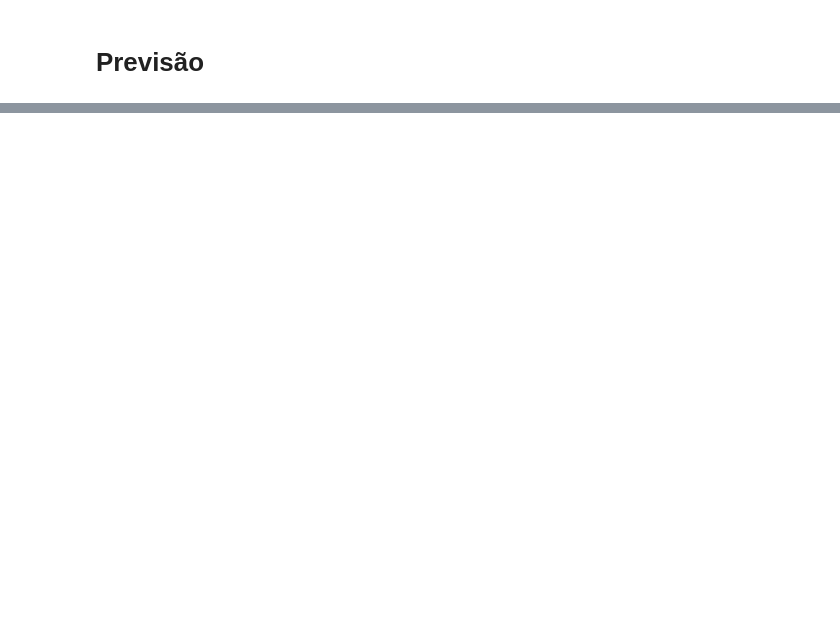
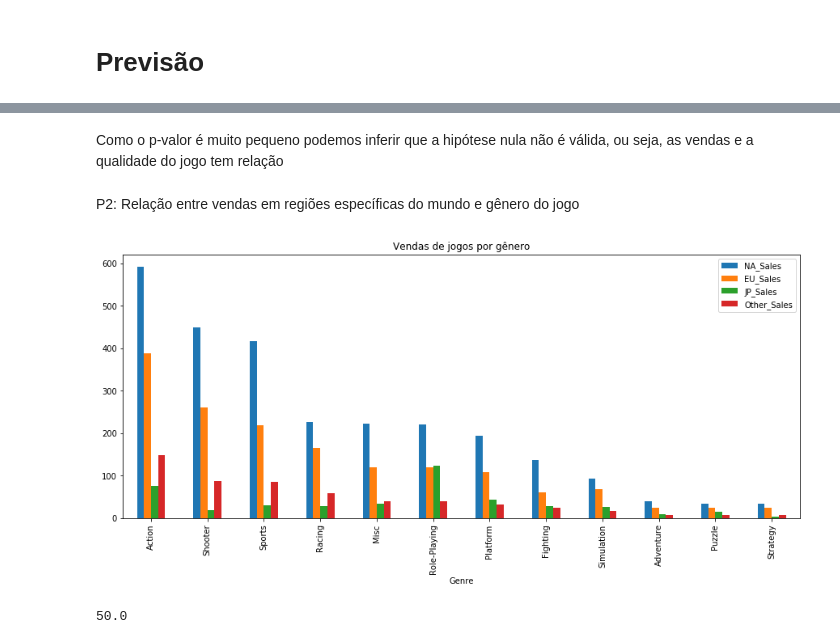
Before and after one commit to helenapato/ProjetoFinal_ICD_201901, a Jupyter notebook: NotebookProjetoFinalVideoGames.ipynb, the cells around one changed output, grey strips where cells are left out. Drawn from its saved outputs; the diff is of its cells as text; code cells hidden in the pictures; blank space fills up the shorter version.

```diff
--- a/NotebookProjetoFinalVideoGames.ipynb
+++ b/NotebookProjetoFinalVideoGames.ipynb
@@ -157,0 +171,17 @@ Classification score 1.0 (pvalue : 0.009900990099009901)
+# %% [markdown]
+Como o p-valor é muito pequeno podemos inferir que a hipótese nula não é válida, ou seja, as vendas e a qualidade do jogo tem relação
+# %% [markdown]
+P2: Relação entre vendas em regiões específicas do mundo e gênero do jogo
+# %%
+d = ['Genre', 'NA_Sales', 'EU_Sales', 'JP_Sales', 'Other_Sales']
+df1 = new_df[d]
+df1 = df1.groupby(['Genre']).sum()
+df1 = df1.sort_values(by='NA_Sales', ascending=False)
+df1.plot.bar()
+plt.title('Vendas de jogos por gênero')
+
+fig_size[0] = 15
+fig_size[1] = 6
+plt.rcParams["figure.figsize"] = fig_size
+# %% [output]
+[figure, added]
@@ -157,0 +226,4 @@ Classification score 1.0 (pvalue : 0.009900990099009901)
+# %%
+print(np.median(melhores))
+# %% [output]
+50.0
```
Also changed, not shown: parts of 16 cells of this notebook.
